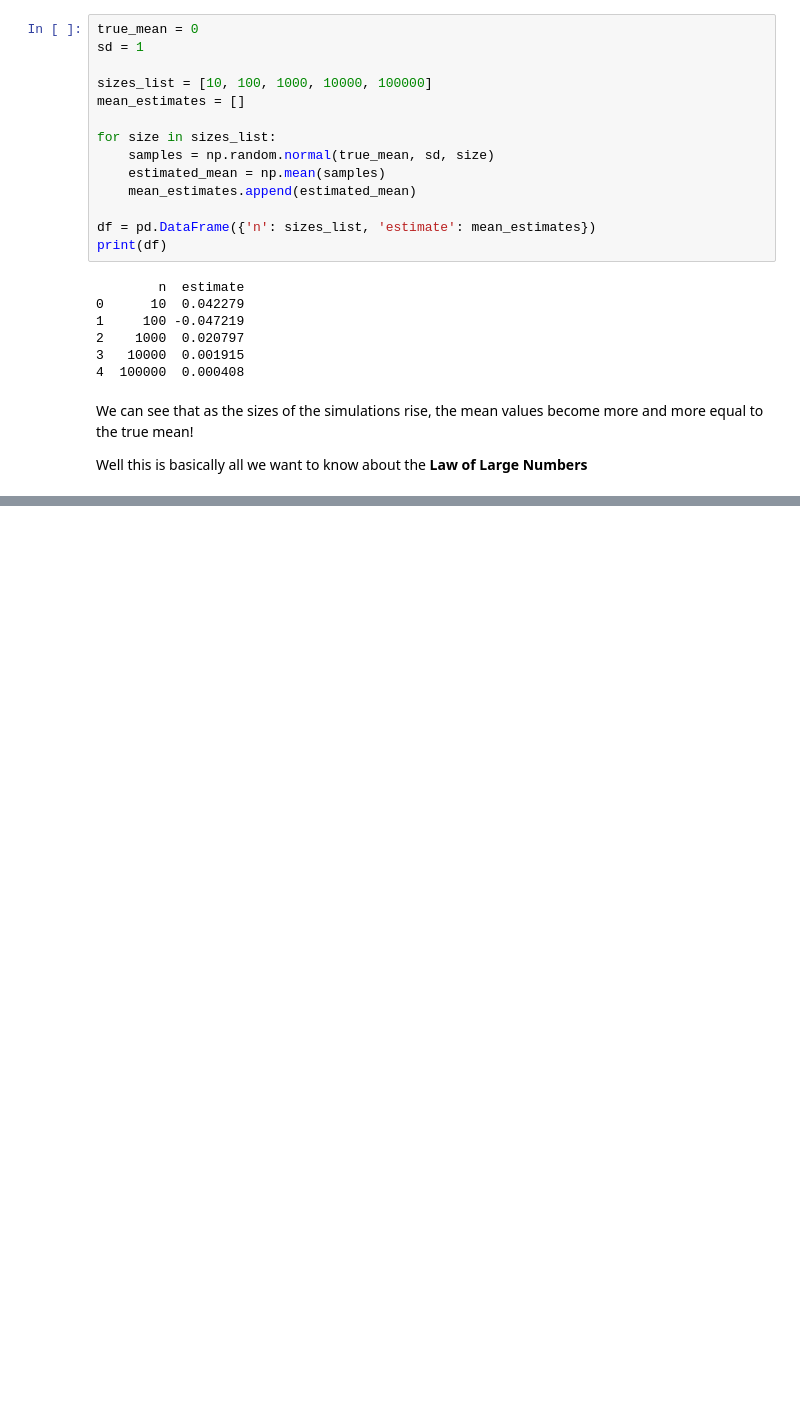
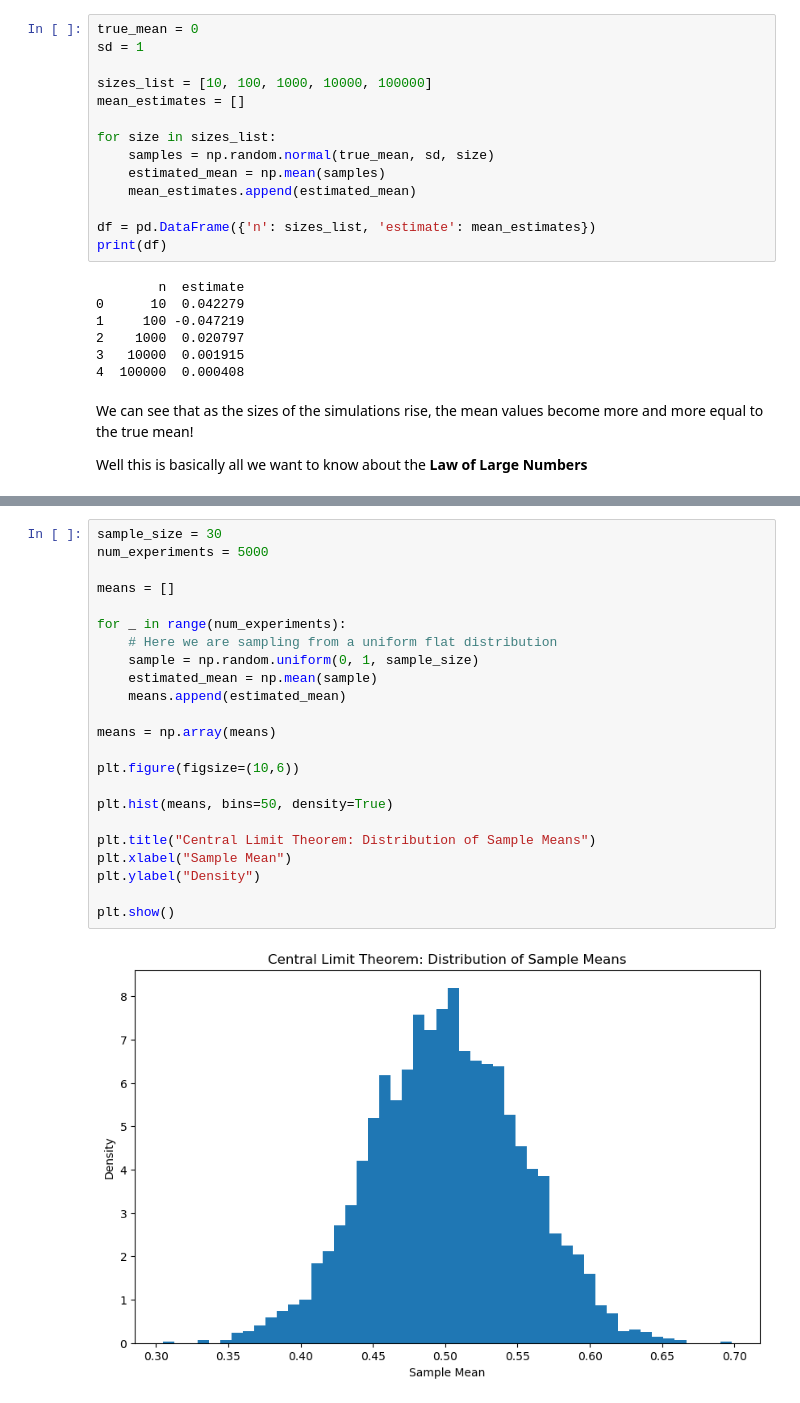
Before and after one commit to kvenov/The_Monte_Carlo_Method, a Jupyter notebook: monte_carlo_scientific_article.ipynb, the cells around one changed output, grey strips where cells are left out. Drawn from its saved outputs; the diff is of its cells as text; blank space fills up the shorter version.

Commit message:
Explaining the Central Limit Theorem and giving code examples with visualizations.

```diff
--- a/monte_carlo_scientific_article.ipynb
+++ b/monte_carlo_scientific_article.ipynb
@@ -1142,0 +1172,25 @@ Well this is basically all we want to know about the **Law of Large Numbers**
+# %%
+sample_size = 30
+num_experiments = 5000
+
+means = []
+
+for _ in range(num_experiments):
+    # Here we are sampling from a uniform flat distribution
+    sample = np.random.uniform(0, 1, sample_size)
+    estimated_mean = np.mean(sample)
+    means.append(estimated_mean)
+
+means = np.array(means)
+
+plt.figure(figsize=(10,6))
+
+plt.hist(means, bins=50, density=True)
+
+plt.title("Central Limit Theorem: Distribution of Sample Means")
+plt.xlabel("Sample Mean")
+plt.ylabel("Density")
+
+plt.show()
+# %% [output]
+[figure, added]
```
Also changed, not shown: parts of 6 cells of this notebook.
